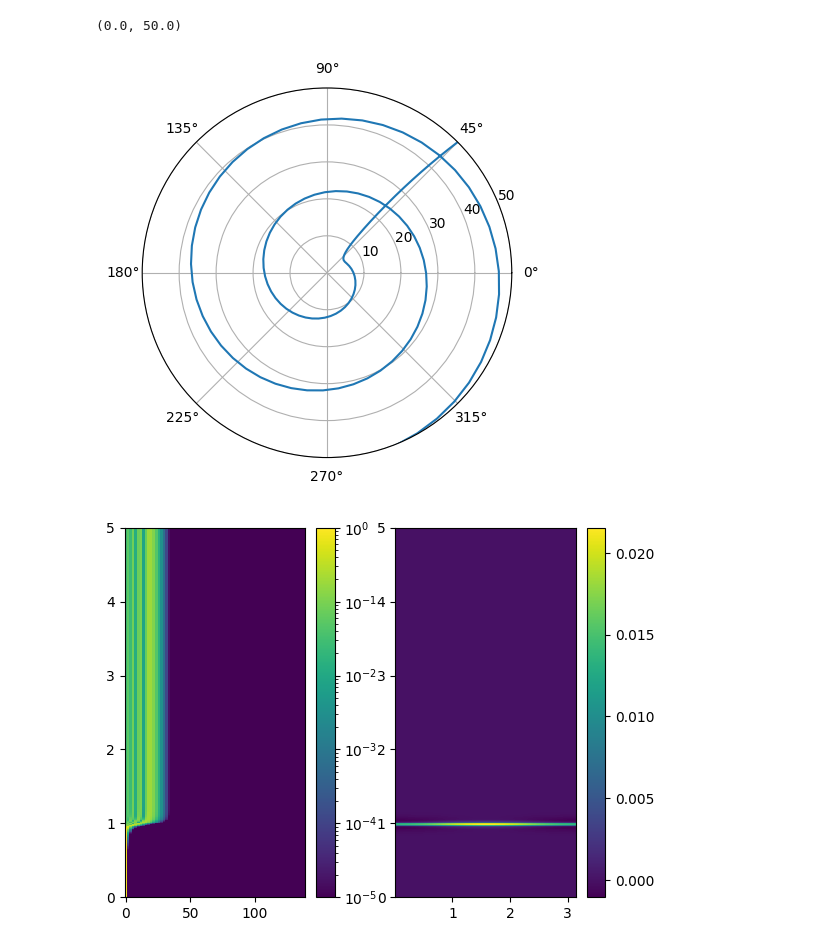
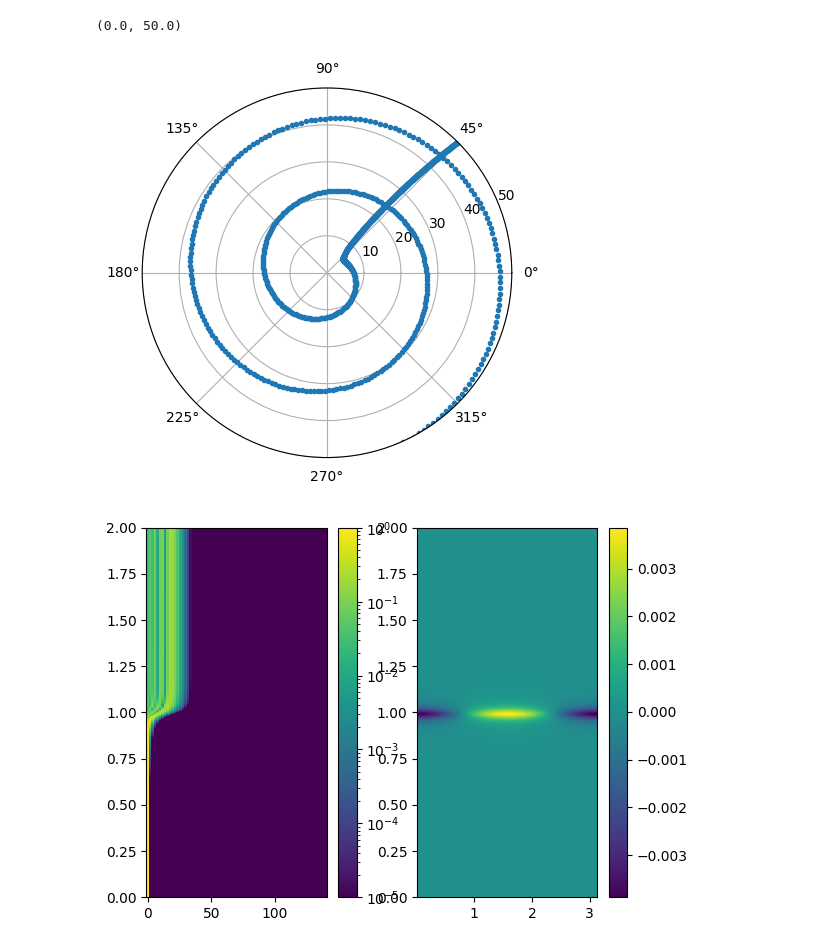
Before and after one commit to AK-Grabowsk3/NeOcs, a Jupyter notebook: analysis/Quasiclassical_calc.ipynb, the cells around one changed output. Cells and saved outputs as stored; diff of their text form; code cells hidden in the pictures.

Commit message:
Plotting update

```diff
--- a/analysis/Quasiclassical_calc.ipynb
+++ b/analysis/Quasiclassical_calc.ipynb
@@ -86,12 +86,10 @@ def evolution( t, V, C_12, alpha, mu, m_Ne, m_HYQ, th_arr, Pleg ):
 
     return der_V
 # %%
-
-
 # ------------------potential------------------------
 C_12 = 2.5e7
 mu = 2.38 * Db2au
-alpha = 27.8 / au2A**3
+alpha = 27.6 / au2A**3
 
 # ------------------particles------------------------
 Be = 5614 * 1.5198298460570 * 1e-10
@@ -106,13 +104,12 @@ j_init = 0
 omega = 0
 
 r_0 = 50.
-th_0 = np.pi / 4.
+th_0 = np.pi/4.
 
-p_theta = ()
 
 # --------------simulation parameters----------------
 t_max = 10 / au2ps
-N_states = 140
+N_states = 141
 N_t = 1000
 # %%
 
@@ -154,8 +138,6 @@ V0[1] = th_0
 V0[2] = -np.sqrt( 2 * E_col * m_eff )
 V0[3] = ( j_init + 0.5 ) / Re
 
-print( V0[:4] )
-
 # angular initial state
 # V0[4:] = np.sqrt(w) * np.sqrt( j_init + 0.5 ) * legendre( j_init )( x_arr )
 
@@ -165,10 +147,14 @@ V0[4+j_init - abs(omega)] = 1.0
 t_eval = np.linspace( 0, t_max, N_t )
 
 
-sol = solve_ivp(func, [0, t_max], V0, t_eval=t_eval, atol=1e-9, rtol=1e-7, max_step=100)
+sol = solve_ivp(func, [0, t_max], V0, t_eval = None, atol=1e-9, rtol=1e-7, max_step = 100)
 
 
 print( sol )
+
+t_eval = sol.t
+N_t = len( t_eval )
+
 r_t = sol.y.T[:,0]
 th_t = sol.y.T[:,1]
 Psi_t = sol.y.T[:,4:]
@@ -232,39 +327,40 @@ plt.plot( t_eval*au2ps, np.sum( np.abs( Psi_t )**2, axis = 1 ) )
 # %%
-plt.polar( th_t, r_t )
+plt.polar( th_t, r_t, '.' )
 plt.ylim( 0, 50 )
 # %% [output]
 (0.0, 50.0)
-[figure, old version]
+[figure, new version]
 # %%
 from matplotlib.colors import LogNorm
 
-tlim = (0, 5)
+tlim = (0,2)
 
 Pleg = get_Pleg_matrix( N_states, omega )
 plt.subplot(1, 2, 1)
 
 plt.pcolor( l_arr[j_init%2::2],
            t_eval * au2ps,
            np.abs( Psi_t[:, j_init%2::2] )**2,
            norm=LogNorm(vmin = 1e-5, vmax = 1) )
 
 # plt.pcolor( np.arccos( x_arr ), t_eval * au2ps, np.abs( Psi_th_t )**2 / w, norm=LogNorm() )
 
 plt.colorbar()
 plt.ylim( tlim )
-# plt.xlim( -0.5,50 )
+# plt.xlim( -0.5, 50 )
 
 plt.subplot(1, 2, 2)
 
 th_gr, r_gr = np.meshgrid( np.arccos( x_arr ), np.abs(r_t) )
 
 V_t_arr = potential( r_gr, th_gr, C_12, alpha, mu )
 
-plt.pcolor( np.arccos( x_arr ), t_eval * au2ps, V_t_arr )
+plt.pcolor( np.arccos( x_arr ), t_eval * au2ps, V_t_arr - np.matmul(np.reshape(np.mean( V_t_arr, axis = 1 ), (-1,1)), np.reshape(np.ones(N_states), (1,-1))) )
 
 plt.colorbar()
+
 plt.ylim( tlim )
 
 pass
 # %% [output]
-[figure, old version]
+[figure, new version]
```
Also changed, not shown: parts of 13 cells of this notebook, 1 other file.
